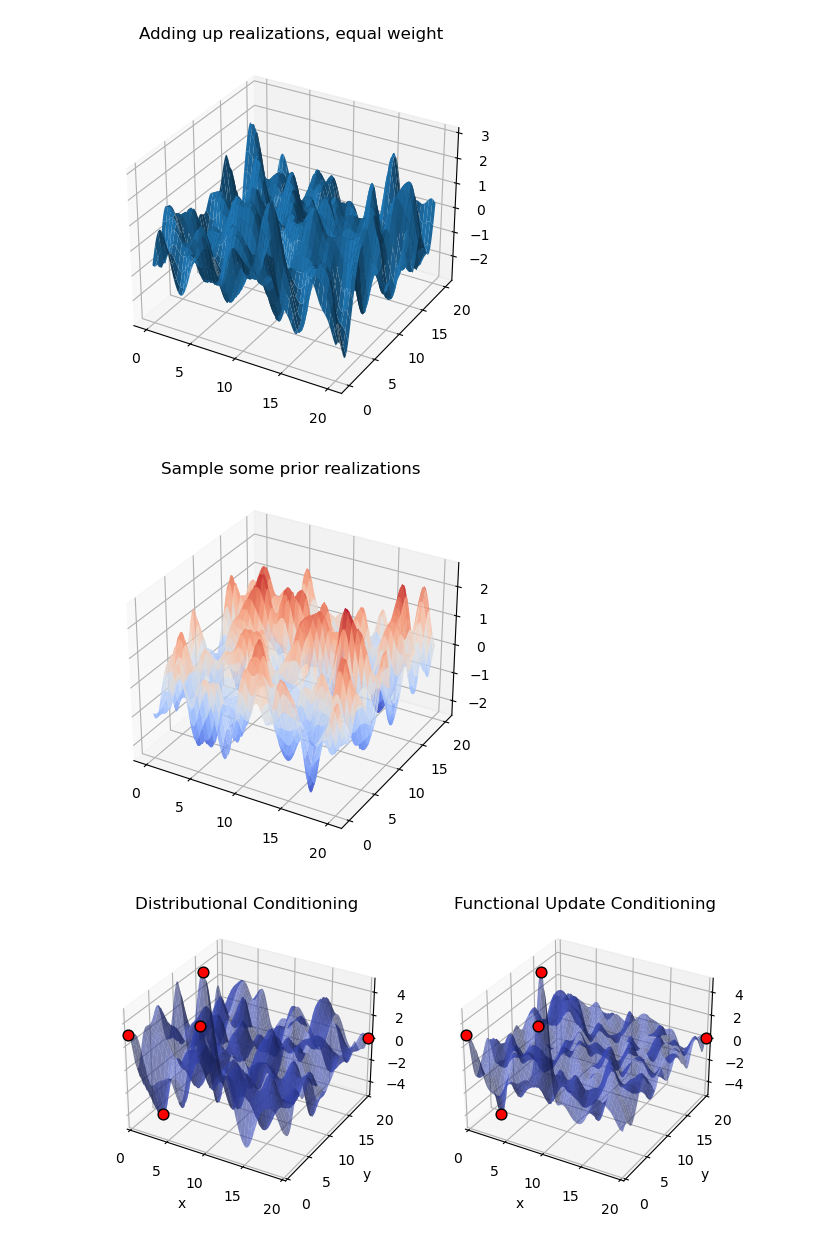
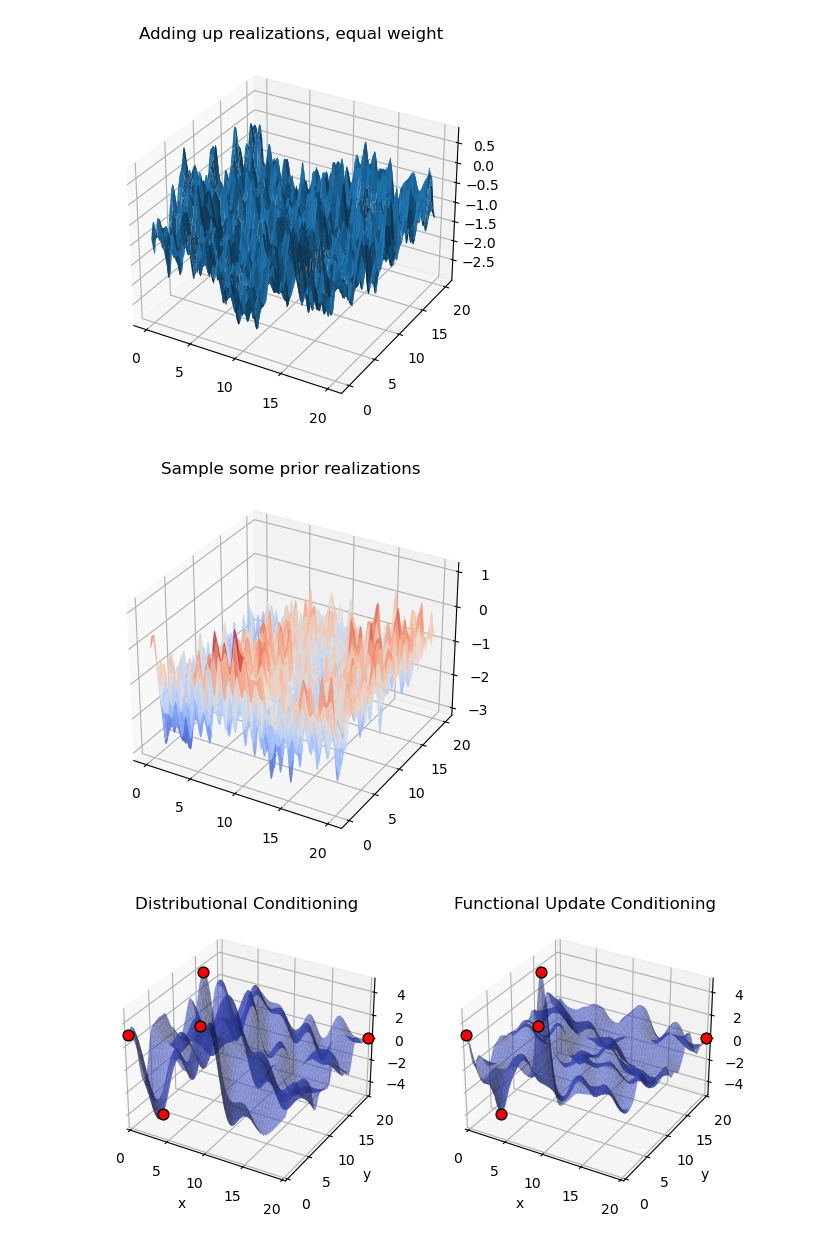
Before and after one commit to daseyb/tungsten, a Jupyter notebook: data/weight-space-gp-2D.ipynb, the cells around one changed output. Saved outputs shown, nothing was run; the diff lists cells and outputs as text; code cells hidden in the pictures.

```diff
--- a/data/weight-space-gp-2D.ipynb
+++ b/data/weight-space-gp-2D.ipynb
@@ -3,6 +3,15 @@ import numpy as np
 import matplotlib.pyplot as plt
 from scipy.stats import multivariate_normal
 from matplotlib import cm
+
+def gamma_sample_mean(shape,mean,size=None):
+    scale = mean/shape
+    return np.random.gamma(shape, scale, size)
+
+def sample_rq_spec(a, l, size):
+    tau = gamma_sample_mean(a, 1/l**2, size)
+    ls = 1 / tau ** 0.5
+    return np.abs(np.random.normal(0,1/ls))
 
 def lerp(a, b, t):
     return a * (1-t) + b * t
@@ -24,7 +33,7 @@ def smootherstep(edge0, edge1, x):
 # The standard set of weight-space GP basis functions
 class GPBasis():
     def __init__(self, l, d):
-        self.thetas = np.random.normal(scale=1, size=(l,d)) # Spectral density of the squared exponential is the normal distribution
+        self.thetas = sample_rq_spec(0.1,1,(l,d))# np.random.normal(scale=1, size=(l,d)) # Spectral density of the squared exponential is the normal distribution
         self.taus = np.random.uniform(size=l) * 2 * np.pi # Uniformly distributed as in the paper
 
     def phi(self, x):
@@ -161,7 +170,7 @@ real = evaluate_basis(xs,basis,np.ones(basis.size()))
 ax.plot_surface(xxs, yys, real.reshape(len(xcs),len(ycs)))
 plt.show()
 # %% [output]
-[figure, old version]
+[figure, new version]
 # %%
 
 fig, ax = plt.subplots(subplot_kw={"projection": "3d"})
@@ -174,7 +183,7 @@ for w in weights:
 
 plt.show()
 # %% [output]
-[figure, old version]
+[figure, new version]
 # %%
 from matplotlib.animation import FuncAnimation
 
@@ -222,40 +231,40 @@ def animate(i):
 
     # Sample and plot 1 realization
     weights_conditioned = np.atleast_2d(multivariate_normal(mean=cond[0], cov=cond[1], allow_singular=True).rvs(size=1,random_state=1))
     weights_unconditioned = np.atleast_2d(multivariate_normal(mean=np.zeros(basis.size()), cov=np.identity(basis.size())).rvs(size=1,random_state=1))
 
     for ax in axs:
         ax.clear()
 
     axs[0].set_title("Distributional Conditioning")
     axs[1].set_title("Functional Update Conditioning")
 
     for wi in range(weights_conditioned.shape[0]):
         real_distributional = evaluate_basis(xs,basis,weights_conditioned[wi])
         real_functional = apply_functional_update(xs, weights_unconditioned[wi], basis, cov, cond_x, cond_v, 0.01)
         axs[0].plot_surface(xxs, yys, real_distributional.reshape(len(xcs),len(ycs)),color=colors[i], linewidth=0,alpha=0.6)
         axs[1].plot_surface(xxs, yys, real_functional.reshape(len(xcs),len(ycs)),color=colors[i], linewidth=0,alpha=0.6)
 
     axs[0].scatter(cond_xc, cond_yc, cond_v, color="red",edgecolors='black',s=60, depthshade=False)
     axs[1].scatter(cond_xc, cond_yc, cond_v, color="red",edgecolors='black',s=60, depthshade=False)
 
     # Draw conditioning points
     for ax in axs:
         ax.set_xlim(0, 20)
         ax.set_ylim(0, 20)
         ax.set_zlim(-5, 5)
         ax.set_xlabel("x")
         ax.set_ylabel("y")
 
-ani = FuncAnimation(fig, animate, interval=4, frames=num_iters)
-ani.save('test.gif')
+#ani = FuncAnimation(fig, animate, interval=4, frames=num_iters)
+#ani.save('test.gif')
 
-#ax.set_title("Sampled posterior realizations")
-#for i in range(num_iters):
-#    animate(i)
-#plt.show()
+ax.set_title("Sampled posterior realizations")
+for i in range(num_iters):
+    animate(i)
+plt.show()
 # %% [output]
-[figure, old version]
+[figure, new version]
 # %%
 import math
 
```
Also changed, not shown: parts of 1 cell of this notebook, 10 other files.
